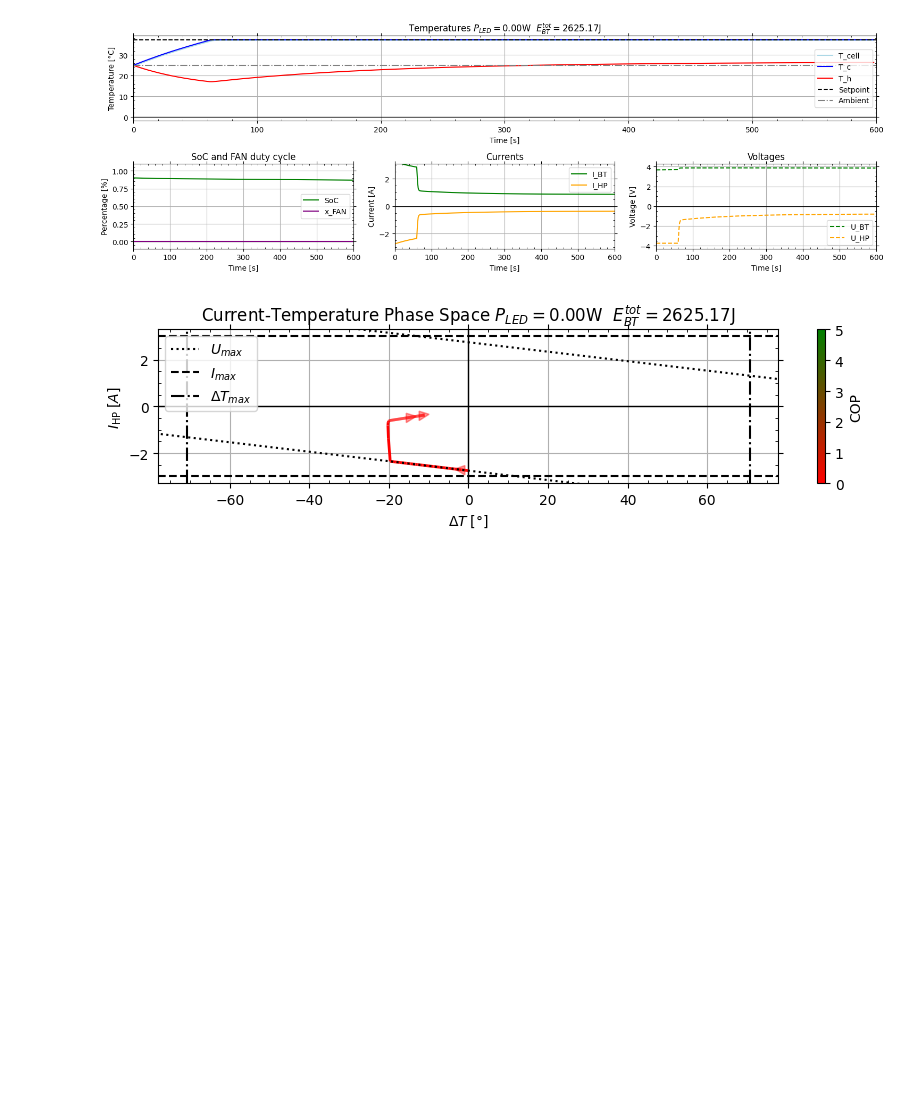
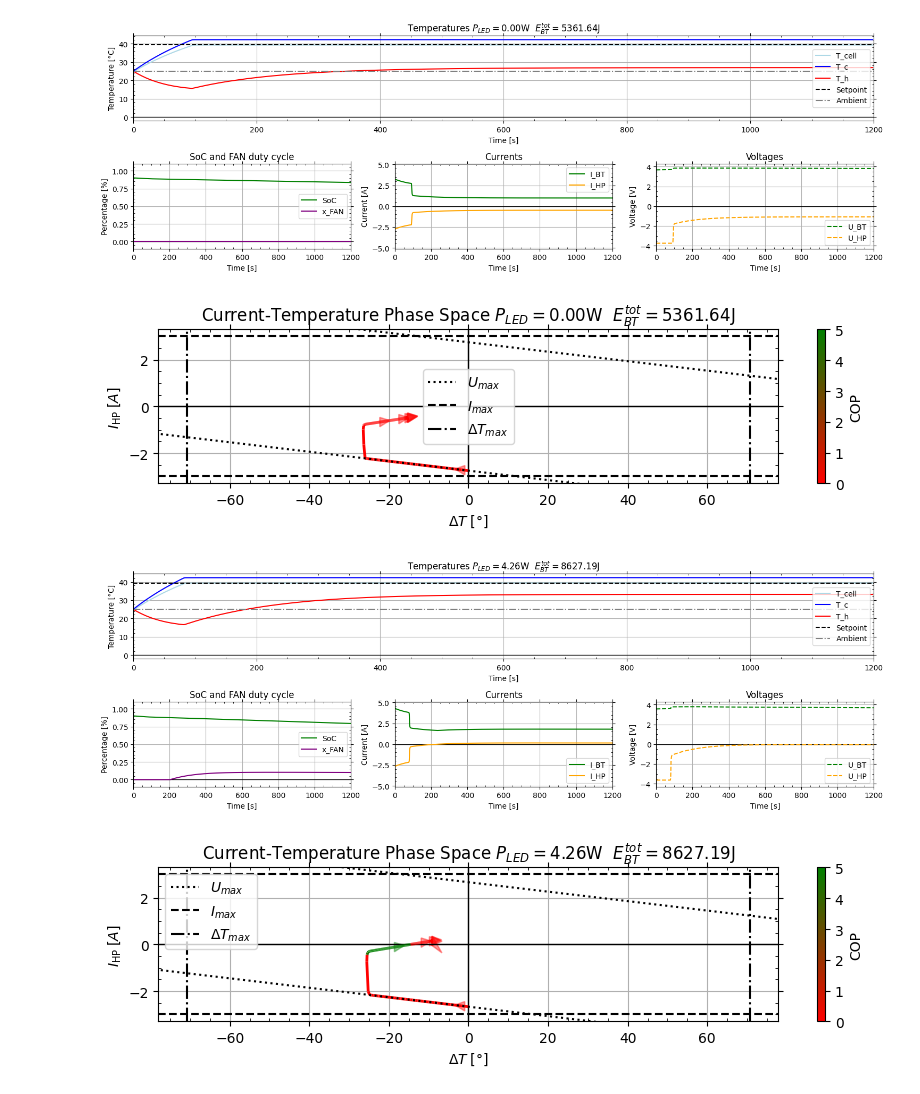
Before and after one commit to Jackmastro/Semester_Project, a Jupyter notebook: notebooks/main_simulation.ipynb, the cells around one changed output. Saved outputs shown, nothing was run; the diff lists cells and outputs as text; code cells hidden in the pictures; blank space fills up the shorter version.

```diff
--- a/notebooks/main_simulation.ipynb
+++ b/notebooks/main_simulation.ipynb
@@ -13,12 +13,13 @@ from controllers import LQRController_cont
 from classes import LEDparams, Model
 from system import Simulation
 # %%
-num_traj = 1
+num_traj = 3
 
 ### Parameters
 # Simulation
 dt_sim = 2 # s
-time_span = 60 * 10 # s
+time_span = 60 * 20 # s
+
 assert time_span > 0, "Time span must be positive."
 assert time_span >= dt_sim, "Time span must be greater than or equal to the time step."
 
@@ -34,19 +35,20 @@ LEDpar = LEDparams()
 dimensions = LEDpar.dimensions
 
 ### Loop
-## Iterable variable
-x_matrix_max = np.ones(dimensions) * (2**16 - 1)
+## First Iterable variable
 ratio_decrease = 5
 
+x_matrix_max = np.ones(dimensions) * (2**16 - 1)
+
 scale_factor = 1 / max(num_traj - 1, 1)  # Avoid division by zero for 1 trajectory
-x_matrix_norm_list = [
-    x_matrix_max * traj * scale_factor / (2**16 - 1) / ratio_decrease
-    for traj in range(num_traj)
-]  # from min of zeros to max of ones / ratio_decrease
+x_matrix_norm_list = [x_matrix_max * traj * scale_factor / (2**16 - 1) / ratio_decrease
+                      for traj in range(num_traj)]  # from min of zeros to max of ones / ratio_decrease
 
 # # TODO implement program reader
 # x_matrix = np.random.randint(0, 2**16-1, dimensions)
 # x_matrix_scaled = x_matrix / (2**16-1) # duty cycle
+
+## Second Iterable variable
 
 simulation_results = []
 titles = []
@@ -75,7 +77,7 @@ for traj in range(num_traj):
                   [0, q2, 0],
                   [0, 0, q3]])
     r1 = 10 / model.I_HP_max**2
-    r2 = 10
+    r2 = 1
     R = np.array([[r1, 0 ],
                   [0,  r2]])
     lqr_controller = LQRController_cont(model, setpoint_Tc, A, B, Q, R)
@@ -85,32 +87,34 @@ for traj in range(num_traj):
     # type = 'continuous'
     # model.save_linearized_model(directory, type)
     # type = 'discrete'
     # model.save_linearized_model(directory, type, Ts=dt_disc)
 
     # Simulation
     sim = Simulation(model=model, controller=lqr_controller, dt=dt_sim, time_span=time_span)
 
     # Run the simulation
     results = sim.run()
     results['simulation_id'] = traj
     simulation_results.append(results)
 
     # Plot
     P_LED = np.mean(results["U_BT"].to_numpy()) * I_LED * x_LED_tot # W
     title_P_LED = r"$P_{LED} =$" + f"{P_LED:.2f}W"
     E_BT_tot = np.trapezoid(results["U_BT"].to_numpy() * results["I_BT"].to_numpy(), results["time"].to_numpy()) # J
     title_E_BT = r"$E_{BT}^{tot} =$" + f"{E_BT_tot:.2f}J"
     title = title_P_LED + "  " + title_E_BT
 
     titles.append(title_P_LED)
 
     sim.plot_time_results(title)
     sim.plot_current_temperature(title)
 
 # All results
 all_results_df = pd.concat(
     [df.assign(simulation_id=i) for i, df in enumerate(simulation_results)]
 ).set_index(['simulation_id', 'time']) # MultiIndex
 # %% [output]
-[figure, old version]
+[figure, new version]
-[figure, old version]
+[figure, new version]
+[figure, added]
+[figure, added]
```
Also changed, not shown: parts of 2 cells of this notebook, 4 other files.
